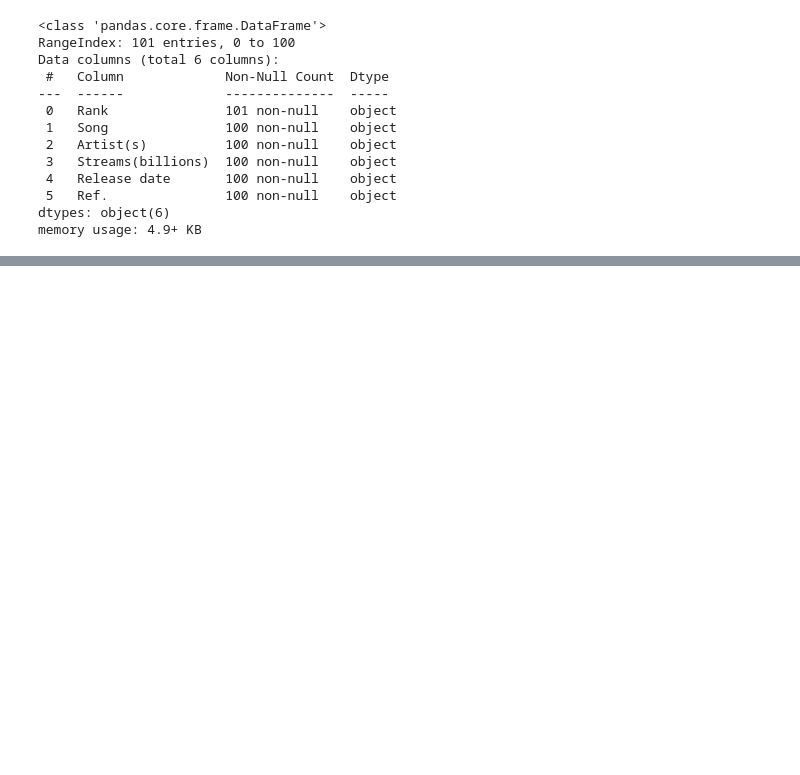
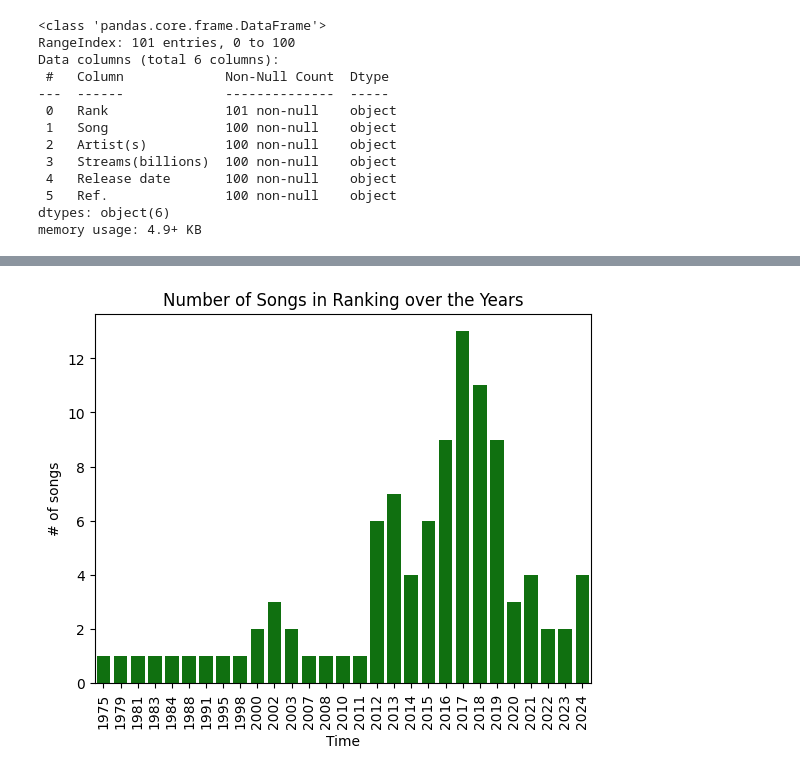
Before and after one commit to aguamelsu/DataScience-and-ML, a Jupyter notebook: homeworks/10_web_scrapping_problems.ipynb, the cells around one changed output, grey strips where cells are left out. Cells and saved outputs as stored; diff of their text form; code cells hidden in the pictures; blank space fills up the shorter version.

```diff
--- a/homeworks/10_web_scrapping_problems.ipynb
+++ b/homeworks/10_web_scrapping_problems.ipynb
@@ -161,0 +212,10 @@ df.sample(10)
+# %%
+# Songs in ranking by release date
+sns.countplot(data=df, x='release_date', color='g')
+plt.xticks(rotation=90)
+plt.title('Number of Songs in Ranking over the Years')
+plt.xlabel('Time')
+plt.ylabel('# of songs')
+plt.show()
+# %% [output]
+[figure, added]
```
Also changed, not shown: parts of 15 cells of this notebook.
